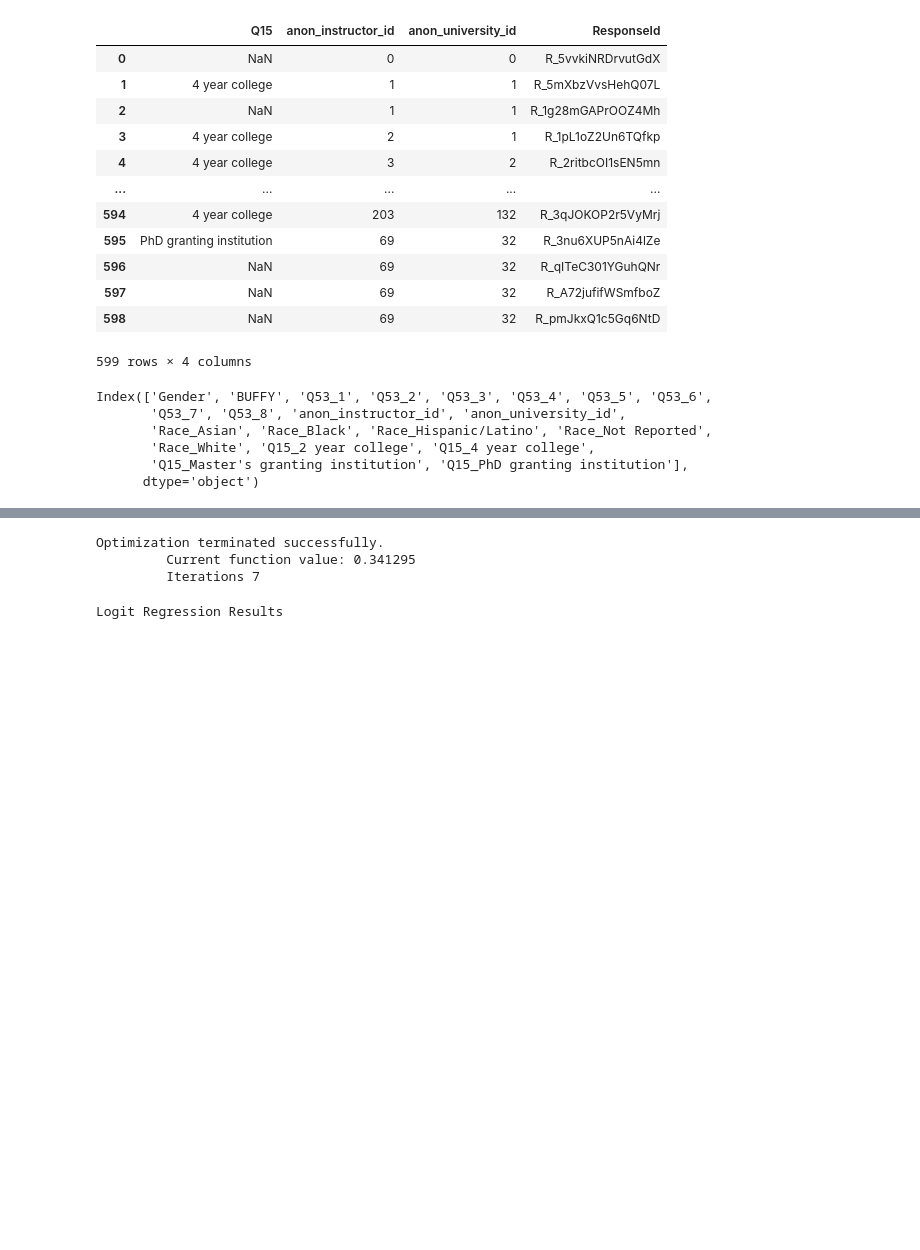
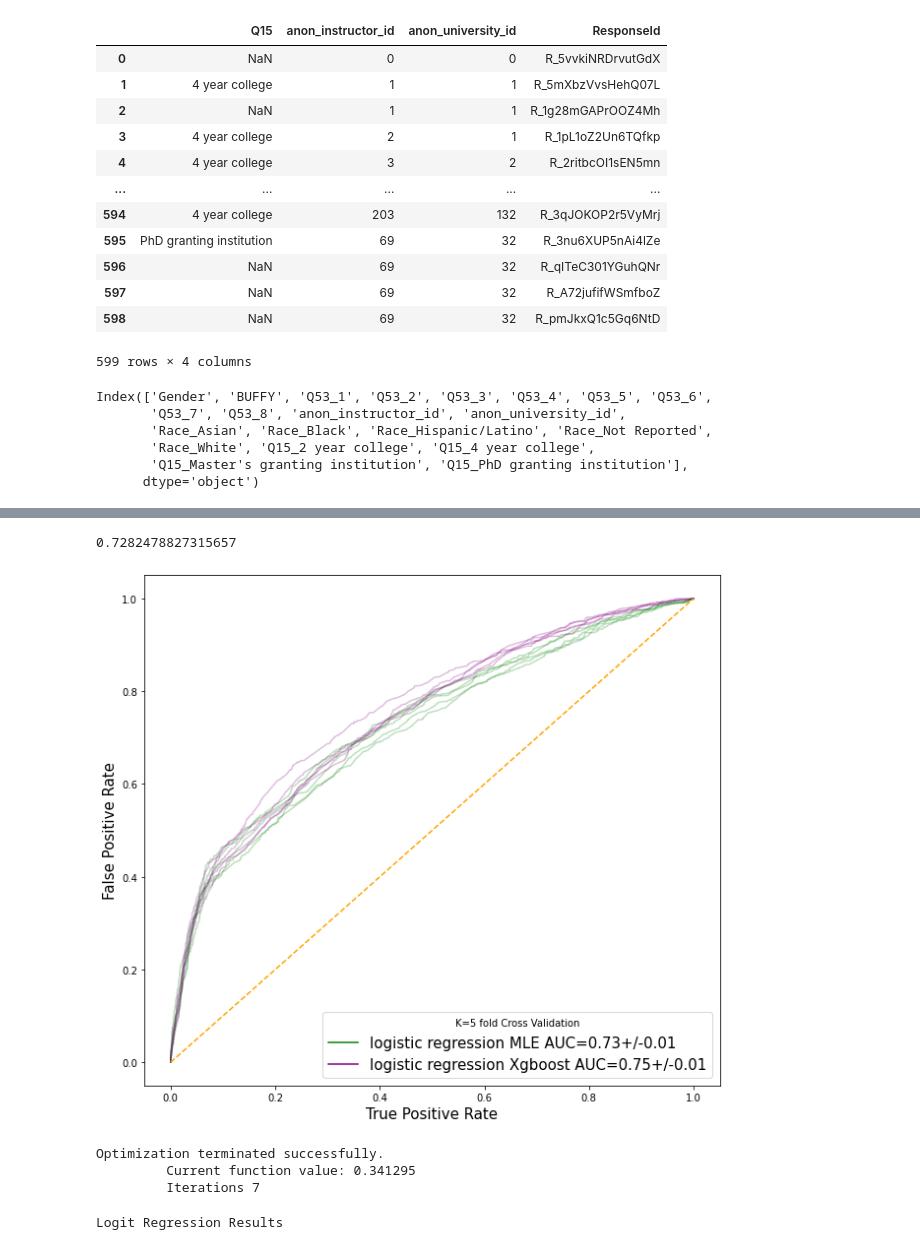
Before and after one commit to Lewandowski-Labs-PER/eclass-public, a Jupyter notebook: buffy_v_intro_kfold.ipynb, the cells around one changed output, grey strips where cells are left out. Saved outputs shown, nothing was run; the diff lists cells and outputs as text; code cells hidden in the pictures; blank space fills up the shorter version.

```diff
--- a/buffy_v_intro_kfold.ipynb
+++ b/buffy_v_intro_kfold.ipynb
@@ -146,4 +148,4 @@ data = pd.get_dummies(students[cols])
 data = data[data['Q15_2 year college']==0]
 data.dropna(inplace=True)
 
-X_train, X_test, y_train, y_test = train_test_split(data[xcols], data[ycol])
+# X_train, X_test, y_train, y_test = train_test_split(data[xcols], data[ycol])
@@ -150 +230,27 @@ X_train, X_test, y_train, y_test = train_test_split(data[xcols], data[ycol])
+# %%
+np.mean(lr_auc)
+# %% [output]
+0.7282478827315657
+# %%
+fig, ax = plt.subplots(figsize=(9, 8))
+
+plt.plot([],[], color='green', label='logistic regression MLE AUC='+ str(np.mean(lr_auc).round(2))+ '+/-'+ str(np.std(lr_auc).round(2)))
+
+plt.plot([],[], color='purple', label='logistic regression Xgboost AUC='+ str(np.mean(xg_auc).round(2))+ '+/-'+ str(np.std(xg_auc).round(2)))
+ax.legend(fontsize=15, title='K=5 fold Cross Validation')
+
+for k in np.arange(0, 5, 1):
+
+    fpr, tpr, thresholds = metrics.roc_curve(y_true=data[ycol].iloc[tests[k]], y_score=logreg[k])
+    ax.plot(fpr, tpr, color='green', alpha=0.25, label='K={k} fold logistic regression MLE'.format(k=k+1))
+
+    fpr, tpr, thresholds = metrics.roc_curve(y_true=data[ycol].iloc[tests[k]], y_score=xgmod[k])
+    ax.plot(fpr, tpr, color='purple', alpha=0.25, label='K={k} fold logistic regression Xgboost'.format(k=k+1))
+
+ax.plot([0, 1], [0, 1], color='orange', linestyle='--')
+ax.set_ylabel('False Positive Rate', fontsize=15)
+ax.set_xlabel('True Positive Rate', fontsize=15)
+fig.tight_layout()
+# %% [output]
+[figure, added]
 # %%
```
Also changed, not shown: parts of 12 cells of this notebook.
